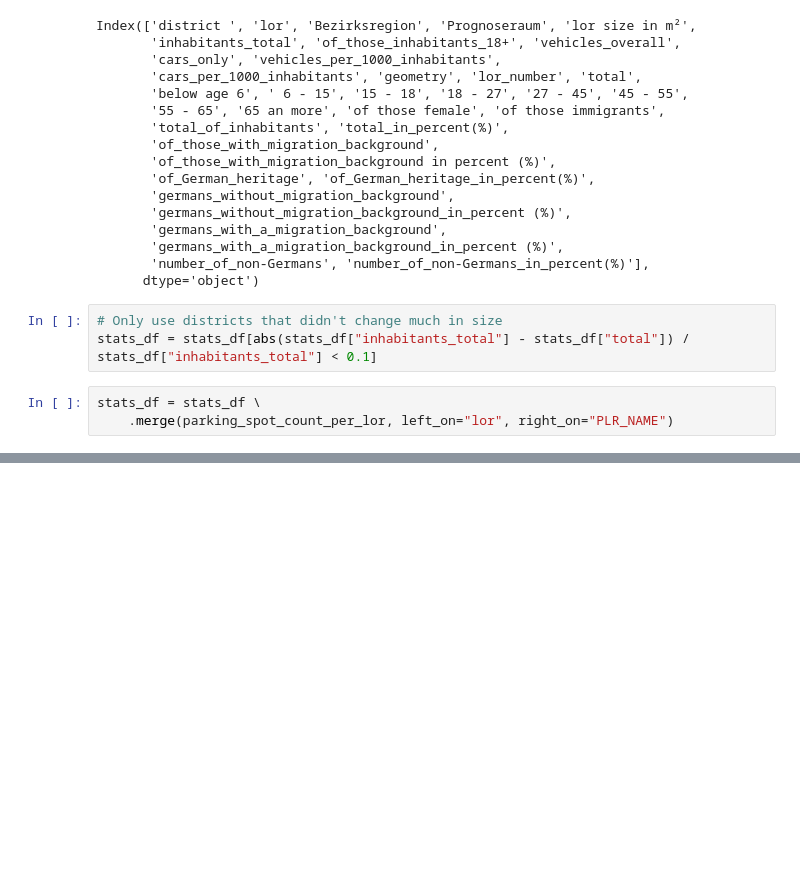
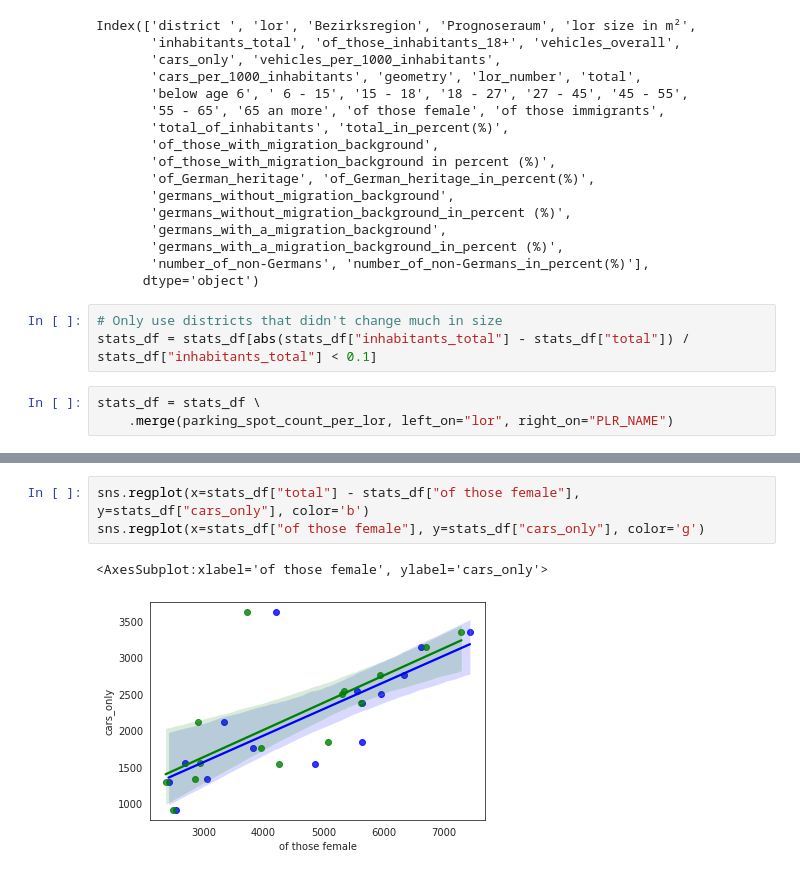
Before and after one commit to sn1c/dssg-datathon-2021, a Jupyter notebook: analysis.ipynb, the cells around one changed output, grey strips where cells are left out. Saved outputs shown, nothing was run; the diff lists cells and outputs as text; blank space fills up the shorter version.

```diff
--- a/analysis.ipynb
+++ b/analysis.ipynb
@@ -215,0 +257,6 @@ stats_df.explore(
+# %%
+sns.regplot(x=stats_df["total"] - stats_df["of those female"], y=stats_df["cars_only"], color='b')
+sns.regplot(x=stats_df["of those female"], y=stats_df["cars_only"], color='g')
+# %% [output]
+<AxesSubplot:xlabel='of those female', ylabel='cars_only'>
+[figure, added]
```
Also changed, not shown: parts of 31 cells of this notebook, 1 other file.
